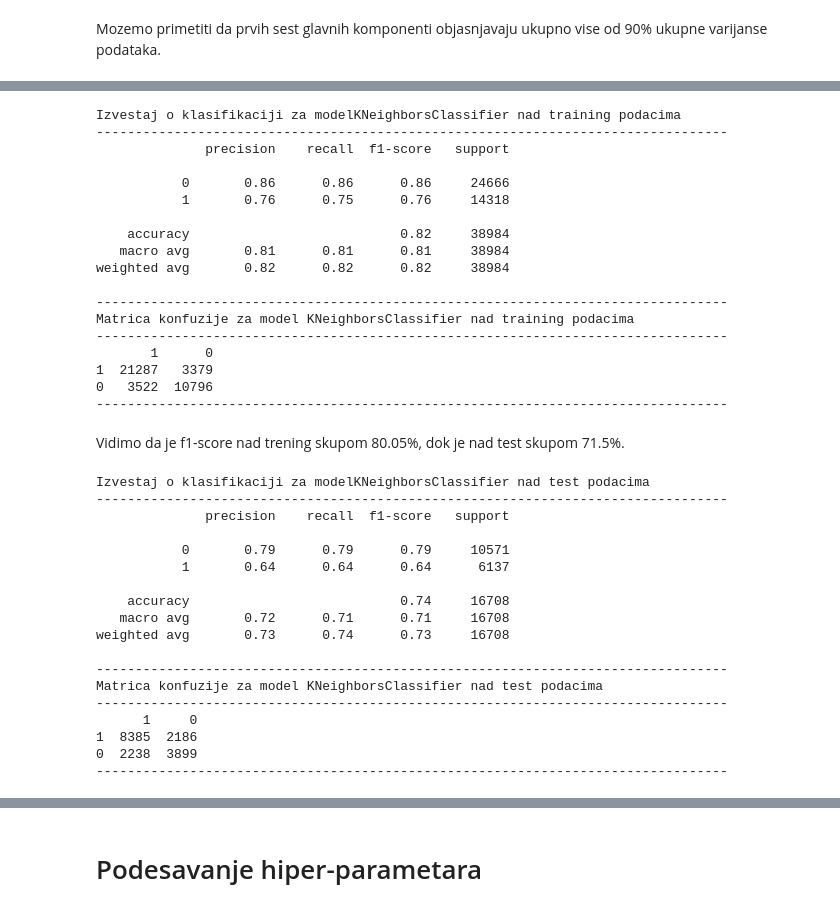
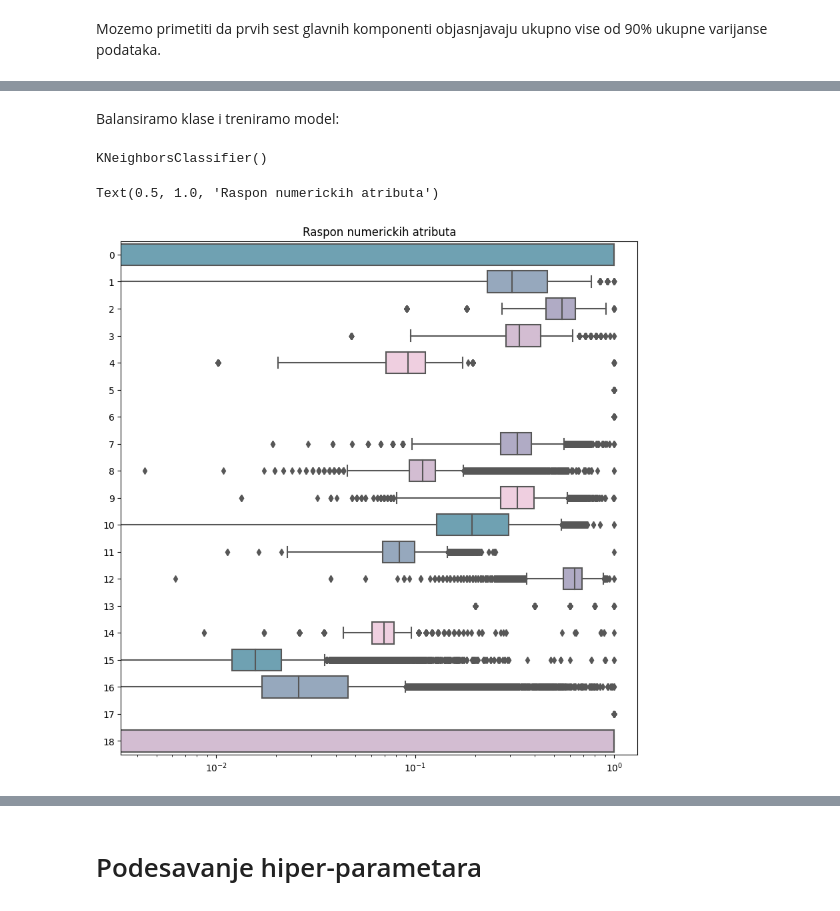
Before and after one commit to MATF-istrazivanje-podataka-1/2023_Data_Mining_Smoking_Dataset, a Jupyter notebook: models/classification/KNN.ipynb, the cells around one changed output, grey strips where cells are left out. Drawn from its saved outputs; the diff is of its cells as text; code cells hidden in the pictures.

```diff
--- a/models/classification/KNN.ipynb
+++ b/models/classification/KNN.ipynb
@@ -203,44 +124,26 @@ KNeighborsClassifier()
-# %%
-report(knn, X_train, Y_train)
-# %% [output]
-Izvestaj o klasifikaciji za modelKNeighborsClassifier nad training podacima
----------------------------------------------------------------------------------
-              precision    recall  f1-score   support
-
-           0       0.86      0.86      0.86     24666
-           1       0.76      0.75      0.76     14318
-
-    accuracy                           0.82     38984
-   macro avg       0.81      0.81      0.81     38984
-weighted avg       0.82      0.82      0.82     38984
-
----------------------------------------------------------------------------------
-Matrica konfuzije za model KNeighborsClassifier nad training podacima
----------------------------------------------------------------------------------
-       1      0
-1  21287   3379
-0   3522  10796
----------------------------------------------------------------------------------
-# %% [markdown]
-Vidimo da je f1-score nad trening skupom 80.05%, dok je  nad test skupom 71.5%.
-# %%
-report(knn, X_test, Y_test, "test")
-# %% [output]
-Izvestaj o klasifikaciji za modelKNeighborsClassifier nad test podacima
----------------------------------------------------------------------------------
-              precision    recall  f1-score   support
-
-           0       0.79      0.79      0.79     10571
-           1       0.64      0.64      0.64      6137
-
-    accuracy                           0.74     16708
-   macro avg       0.72      0.71      0.71     16708
-weighted avg       0.73      0.74      0.73     16708
-
----------------------------------------------------------------------------------
-Matrica konfuzije za model KNeighborsClassifier nad test podacima
----------------------------------------------------------------------------------
-      1     0
-1  8385  2186
-0  2238  3899
----------------------------------------------------------------------------------
+# %% [markdown]
+Balansiramo klase i treniramo model:
+# %%
+from imblearn.over_sampling import RandomOverSampler
+
+# Balansiranje skupa za treniranje
+ros = RandomOverSampler(random_state=0)
+X_train, Y_train = ros.fit_resample(X_train, Y_train)
+
+# Kreiranje KNeighborsClassifier modela
+knn = KNeighborsClassifier()
+
+# Treniranje modela na balansiranom skupu za treniranje
+knn.fit(X_train, Y_train)
+# %% [output]
+KNeighborsClassifier()
+# %%
+plt.figure(figsize=(10,10))
+
+colors=['#64A6BD','#90A8C3','#ADA7C9', '#D7B9D5','#F4CAE0']
+sns.boxplot(data=X_train, orient='h', palette=colors)
+plt.xscale('log')
+plt.title('Raspon numerickih atributa')
+# %% [output]
+Text(0.5, 1.0, 'Raspon numerickih atributa')
+[figure, added]
```
Also changed, not shown: parts of 25 cells of this notebook, 2 other files.
